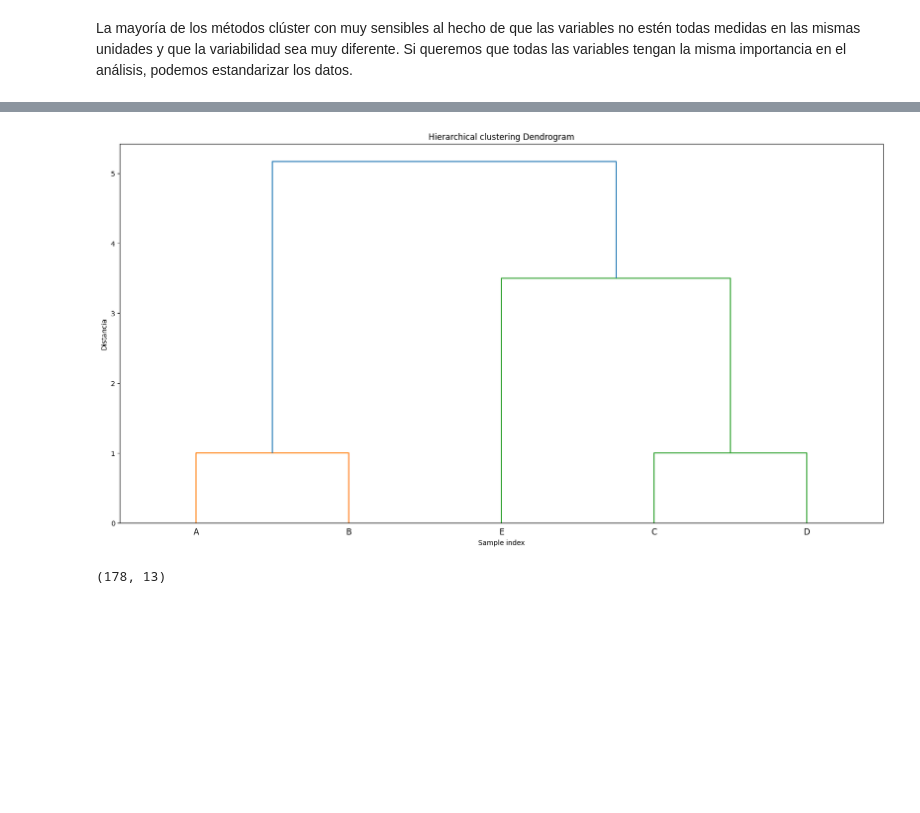
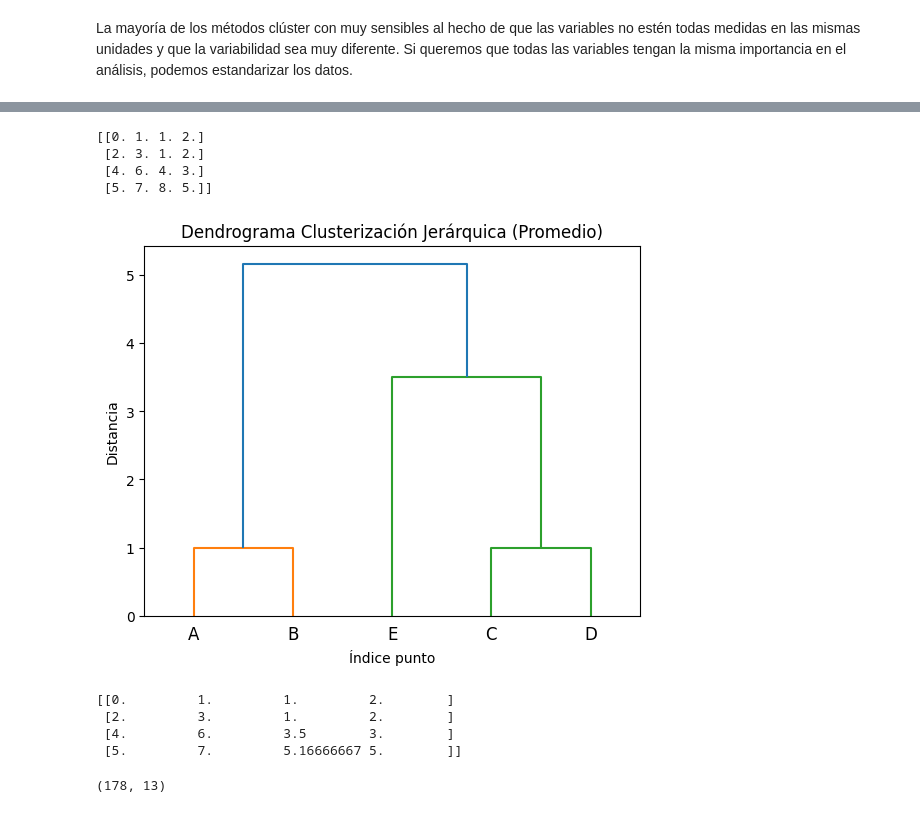
Before and after one commit to JavierPeraltaAzagra/Big-Data-e-IA, a Jupyter notebook: Sistemas de aprendizaje automático/RA4/k-means.ipynb, the cells around one changed output, grey strips where cells are left out. Drawn from its saved outputs; the diff is of its cells as text; code cells hidden in the pictures; blank space fills up the shorter version.

```diff
--- a/Sistemas de aprendizaje automático/RA4/k-means.ipynb
+++ b/Sistemas de aprendizaje automático/RA4/k-means.ipynb
@@ -2070,8 +2107,8 @@ donde:
 # %% [markdown]
 La mayoría de los métodos clúster con muy sensibles al hecho de que las variables no estén todas medidas en las mismas unidades y que la variabilidad sea muy diferente. Si queremos que todas las variables tengan la misma importancia en el análisis, podemos estandarizar los datos.
 # %%
-linkage_complete_clustering_matrix = linkage(df, method="complete", metric="euclidean")
-linkage_average_clustering_matrix = linkage(df, method="average", metric="euclidean")
-linkage_single_clustering_matrix = linkage(df, method="single", metric="euclidean")
+linkage_complete = linkage(df, method="complete", metric="euclidean")
+linkage_average = linkage(df, method="average", metric="euclidean")
+linkage_single = linkage(df, method="single", metric="euclidean")
 # %%
 labels = ["A", "B", "C", "D", "E"]
@@ -2094,12 +2138,26 @@ plt.show()
+# %%
+print(linkage_complete)
+# %% [output]
+[[0. 1. 1. 2.]
+ [2. 3. 1. 2.]
+ [4. 6. 4. 3.]
+ [5. 7. 8. 5.]]
 # %%
-plt.figure(figsize=(20,10))
-dendrogram(linkage_average_clustering_matrix, labels=labels)
-plt.title("Hierarchical clustering Dendrogram")
-plt.xlabel("Sample index")
+labels = ["A", "B", "C", "D", "E"]
+dendrogram(linkage_average, labels=labels)
+plt.title("Dendrograma Clusterización Jerárquica (Promedio)")
+plt.xlabel("Índice punto")
 plt.ylabel("Distancia")
 plt.show()
 # %% [output]
-[figure, old version]
+[figure, new version]
+# %%
+print(linkage_average)
+# %% [output]
+[[0.         1.         1.         2.        ]
+ [2.         3.         1.         2.        ]
+ [4.         6.         3.5        3.        ]
+ [5.         7.         5.16666667 5.        ]]
 # %%
 from sklearn.preprocessing import StandardScaler
 
```
Also changed, not shown: parts of 33 cells of this notebook.
